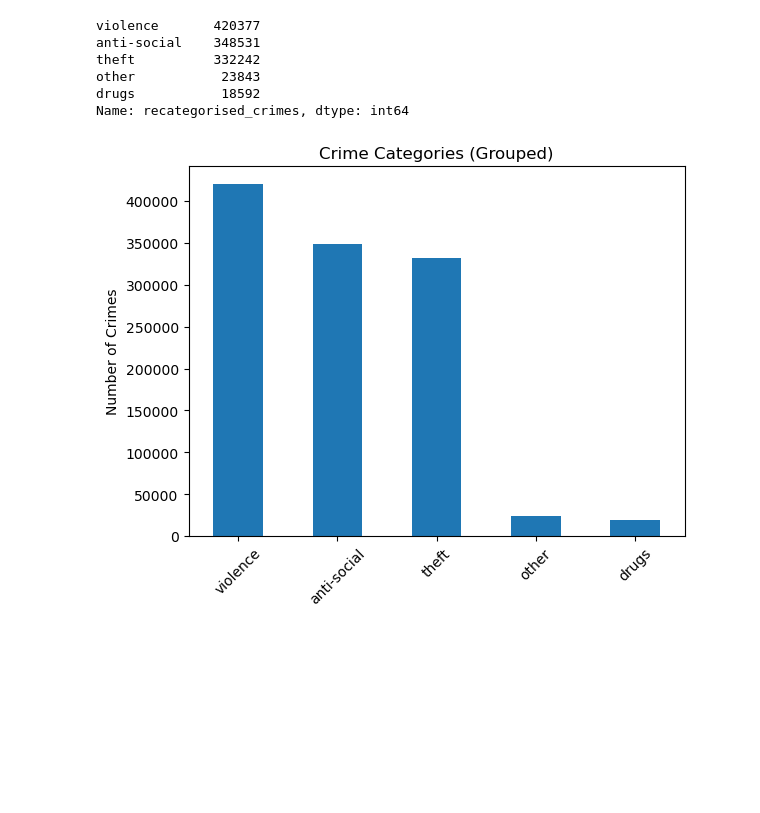
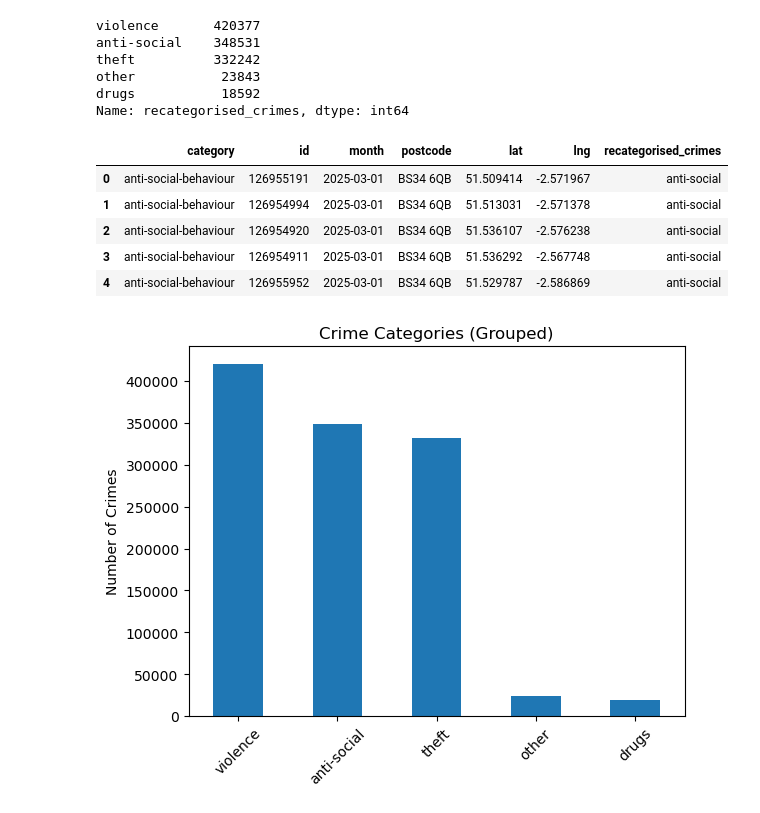
Before and after one commit to mAlex28/UK-Crime-Data-Prediction, a Jupyter notebook: notebooks/experiment.ipynb, the cells around one changed output. Drawn from its saved outputs; the diff is of its cells as text; code cells hidden in the pictures; blank space fills up the shorter version.

```diff
--- a/notebooks/experiment.ipynb
+++ b/notebooks/experiment.ipynb
@@ -361,6 +315,15 @@ theft          332242
 other           23843
 drugs           18592
 Name: recategorised_crimes, dtype: int64
+# %%
+df_cleaned.head()
+# %% [output]
+|  | category | id | month | postcode | lat | lng | recategorised_crimes |
+| 0 | anti-social-behaviour | 126955191 | 2025-03-01 | BS34 6QB | 51.509414 | -2.571967 | anti-social |
+| 1 | anti-social-behaviour | 126954994 | 2025-03-01 | BS34 6QB | 51.513031 | -2.571378 | anti-social |
+| 2 | anti-social-behaviour | 126954920 | 2025-03-01 | BS34 6QB | 51.536107 | -2.576238 | anti-social |
+| 3 | anti-social-behaviour | 126954911 | 2025-03-01 | BS34 6QB | 51.536292 | -2.567748 | anti-social |
+| 4 | anti-social-behaviour | 126955952 | 2025-03-01 | BS34 6QB | 51.529787 | -2.586869 | anti-social |
 # %%
 df_cleaned['recategorised_crimes'].value_counts().plot(kind='bar')
 plt.title("Crime Categories (Grouped)")
```
Also changed, not shown: parts of 19 cells of this notebook, 3 other files.
